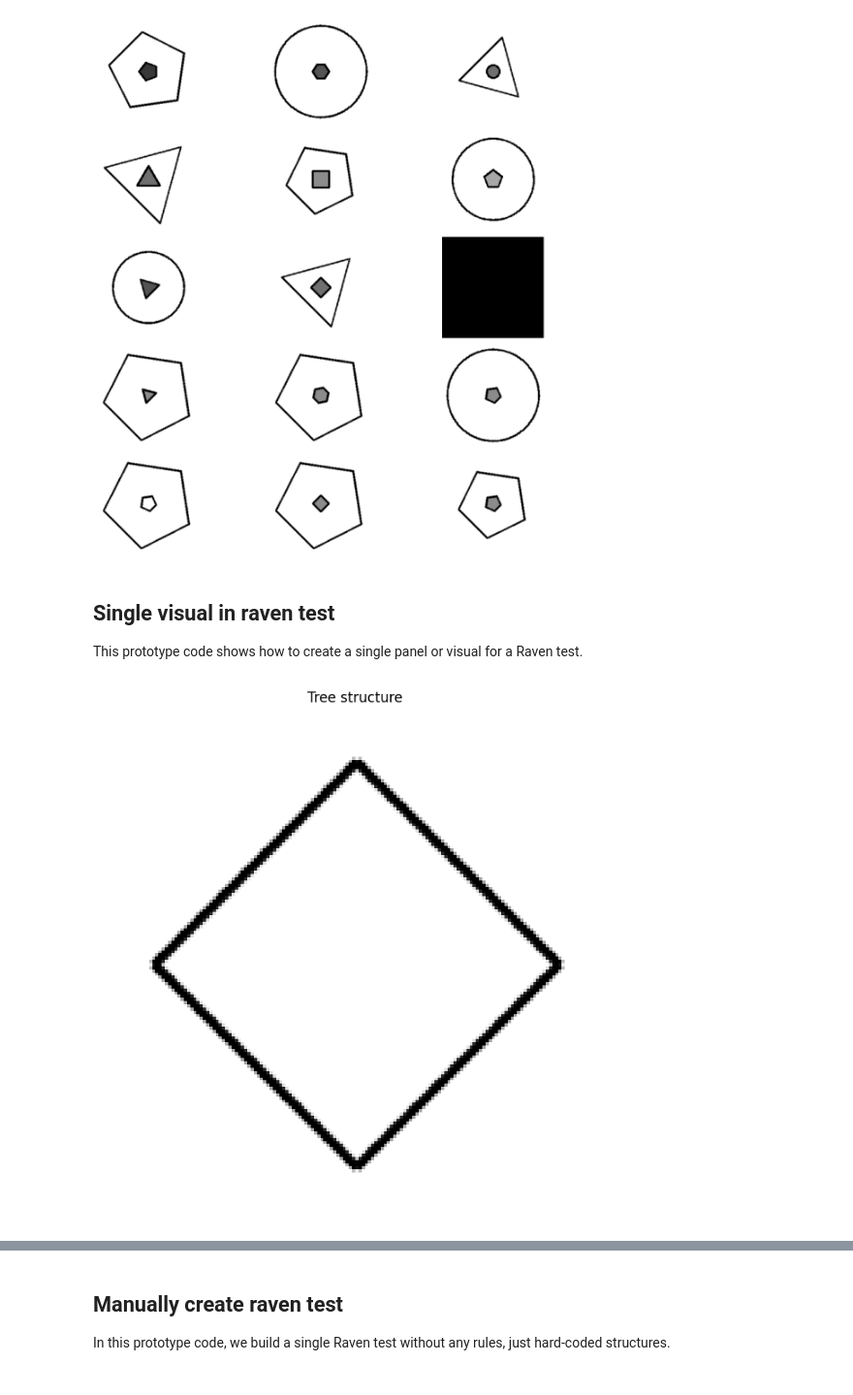
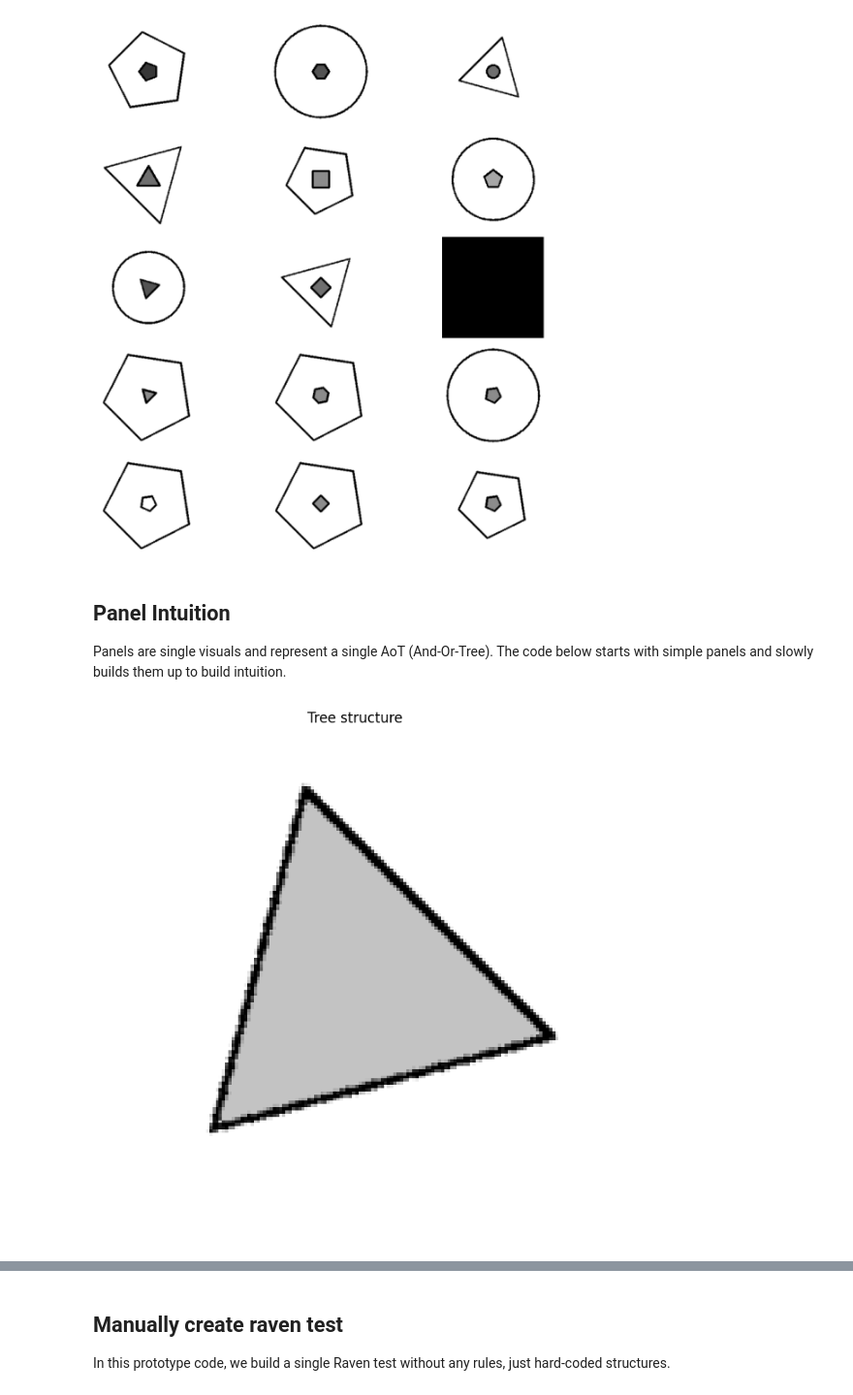
Before and after one commit to andylee024/raven-cvpr, a Jupyter notebook: notebooks/visualize_notebook.ipynb, the cells around one changed output, grey strips where cells are left out. Shown at 97% size. Drawn from its saved outputs; the diff is of its cells as text; code cells hidden in the pictures.

Commit message:
Get multiple single panel examples working

```diff
--- a/notebooks/visualize_notebook.ipynb
+++ b/notebooks/visualize_notebook.ipynb
@@ -77,5 +77,5 @@ plt.show()
 # %% [output]
 [figure]
 # %% [markdown]
-## Single visual in raven test
-This prototype code shows how to create a single panel or visual for a Raven test.
+## Panel Intuition
+Panels are single visuals and represent a single AoT (And-Or-Tree). The code below starts with simple panels and slowly builds them up to build intuition.
@@ -82,92 +124,36 @@ This prototype code shows how to create a single panel or visual for a Raven tes
 # %%
-import sys
-import os
-
-# temporary hack to enable us to get access to raven-cvpr code
-sys.path.append(os.path.abspath(os.path.join(os.getcwd(), '..')))
-sys.path.append('/Users/andylee/Projects/raven-cvpr/src/dataset')
 
 
-# Import necessary modules
-from const import IMAGE_SIZE, NUM_VALUES
-from Attribute import Number, Position, Type, Uniformity
-from AoT import Root, Structure, Component, Layout, Entity
-from Rule import Progression
-from rendering import render_panel
-from build_tree import build_center_single, build_in_distribute_four_out_center_single
-import matplotlib.pyplot as plt
-import numpy as np
-
-def build_single_panel():
+def build_one_shape_panel():
     # Build a center_single tree
     # tree = build_center_single()
-    tree = build_in_distribute_four_out_center_single()
-
-    # Make sure it's properly set up for rendering
-    tree.is_pg = True
-
-    # Find the entity in the tree
-    structure = tree.children[0]  # First child of root is Structure
-    component = structure.children[0]  # First child of Structure is Layout
-    layout = component.children[0]  # First child of Layout is Entity
-
-    # Set up the number and position
-    layout.number.value_level = 3  # One entity
-    layout.position.sample(2)  # Sample 1 position
-
-    # Step 3: Create the entity (triangle)
-    position_values = layout.position.get_value()
-    entity = Entity(name="0", bbox=position_values[0], entity_constraint=layout.entity_constraint)
-
-    # Set it to be a triangle
-    entity.type.value_level = 2  # Triangle
-    entity.size.value_level = 4  # Medium size
-    entity.color.value_level = 0  # Black
-
-    # Step 4: Add the entity to the layout
-    layout.insert(entity)
-    return tree
-
-def visualize_tree():
-    # Build a center_single tree
-    # tree = build_center_single()
-    tree = build_in_distribute_four_out_center_single()
+    tree = build_center_single()
 
     # Make sure it's properly set up for rendering
     tree.is_pg = True
 
     # Find the entity in the tree
     structure = tree.children[0]  # First child of root is Structure
     component = structure.children[0]  # First child of Structure is Layout
     layout = component.children[0]  # First child of Layout is Entity
 
     # Set up the number and position
     layout.number.value_level = 3  # One entity
     layout.position.sample(1)  # Sample 1 position
 
     # Step 3: Create the entity (triangle)
     position_values = layout.position.get_value()
-    entity = Entity(name="0", bbox=position_values[0], entity_constraint=layout.entity_constraint)
-
-    # Set it to be a triangle
-    entity.type.value_level = 2  # Triangle
-    entity.size.value_level = 4  # Medium size
-    entity.color.value_level = 0  # Black
+    position_value = position_values[0]
+    layout_entity_constraint = layout.entity_constraint
+    entity = build_single_entity(position_value, layout_entity_constraint)
 
     # Step 4: Add the entity to the layout
     layout.insert(entity)
+    return tree
 
-    # Render the panel
-    panel_img = render_panel(tree)
-
-    # Display the image
-    plt.figure(figsize=(8, 8))
-    plt.imshow(panel_img, cmap='gray')
-    plt.title("Tree structure")
-    plt.axis('off')
-    plt.show()
 
 # Run the example
-visualize_tree()
+single_panel = build_one_shape_panel()
+visualize_panel(single_panel)
 # %% [output]
-[figure, old version]
+[figure, new version]
```
Also changed, not shown: parts of 4 cells of this notebook.
